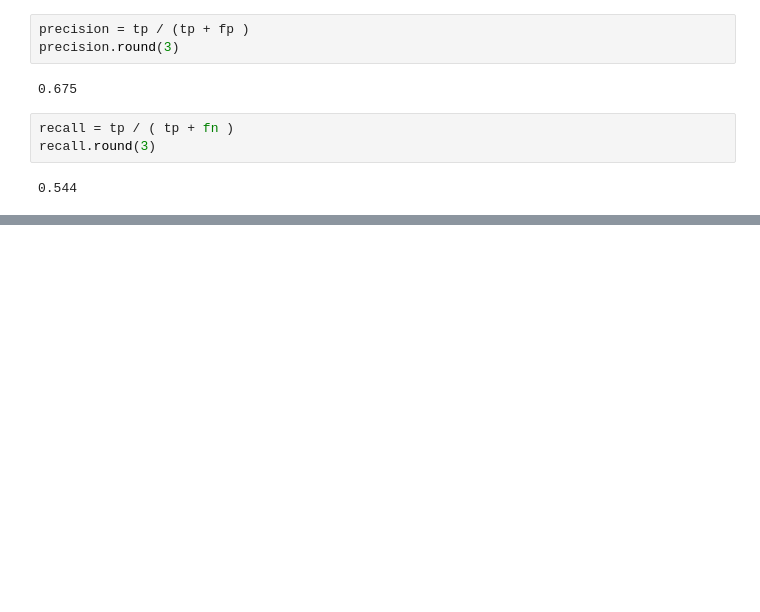
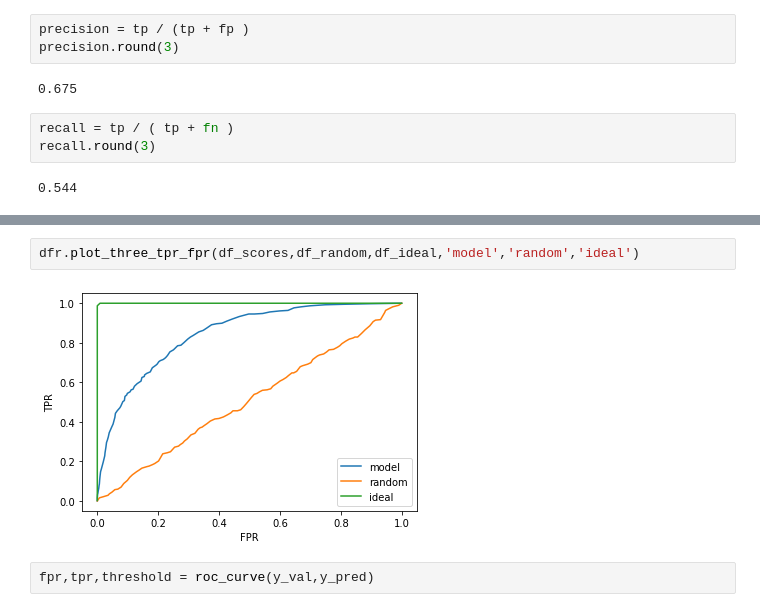
Before and after one commit to Micky373/ml_zoomcamp, a Jupyter notebook: week_4/evaluation_metrics.ipynb, the cells around one changed output, grey strips where cells are left out. Saved outputs shown, nothing was run; the diff lists cells and outputs as text; blank space fills up the shorter version.

```diff
--- a/week_4/evaluation_metrics.ipynb
+++ b/week_4/evaluation_metrics.ipynb
@@ -181,0 +254,6 @@ recall.round(3)
+# %%
+dfr.plot_three_tpr_fpr(df_scores,df_random,df_ideal,'model','random','ideal')
+# %% [output]
+[figure, added]
+# %%
+fpr,tpr,threshold = roc_curve(y_val,y_pred)
```
Also changed, not shown: parts of 34 cells of this notebook, 1 other file.
